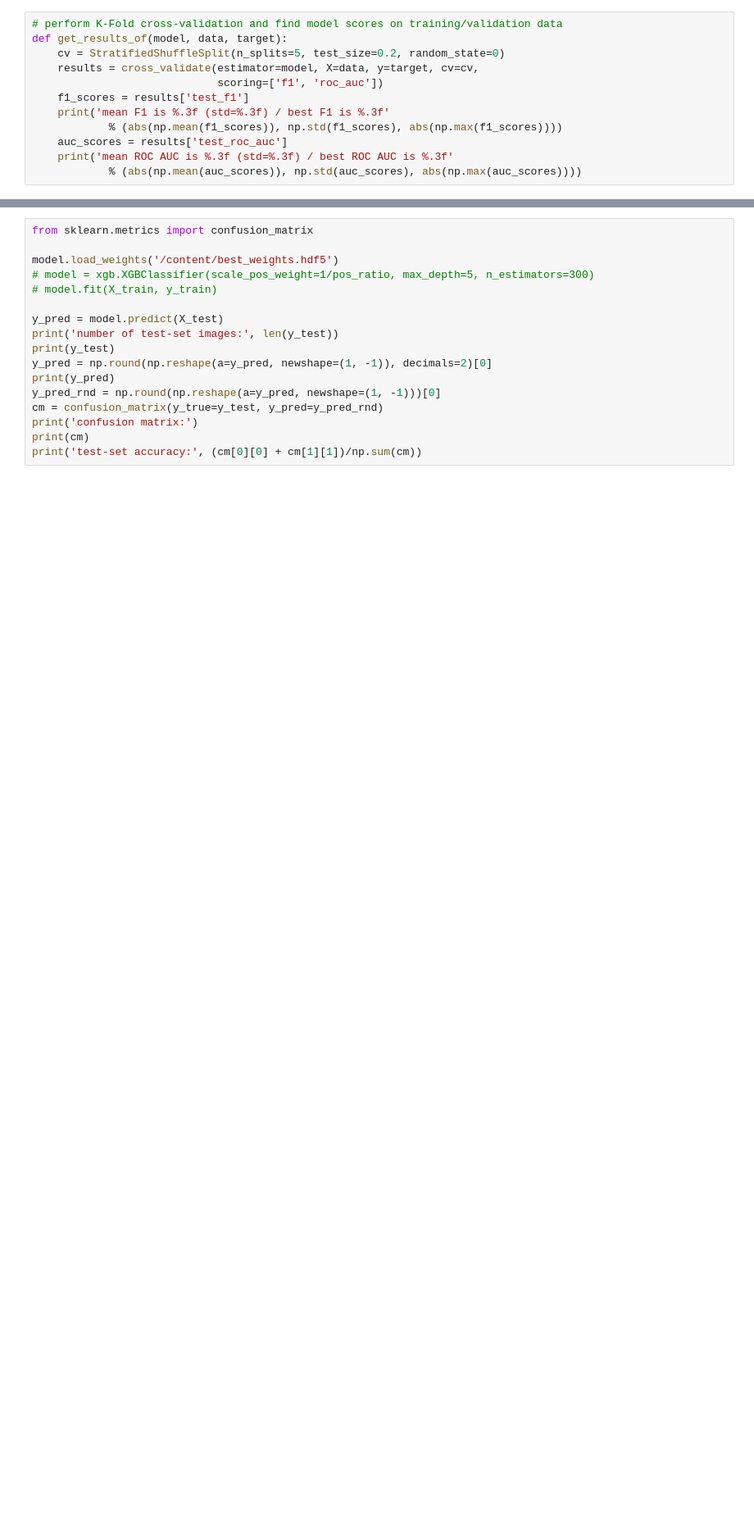
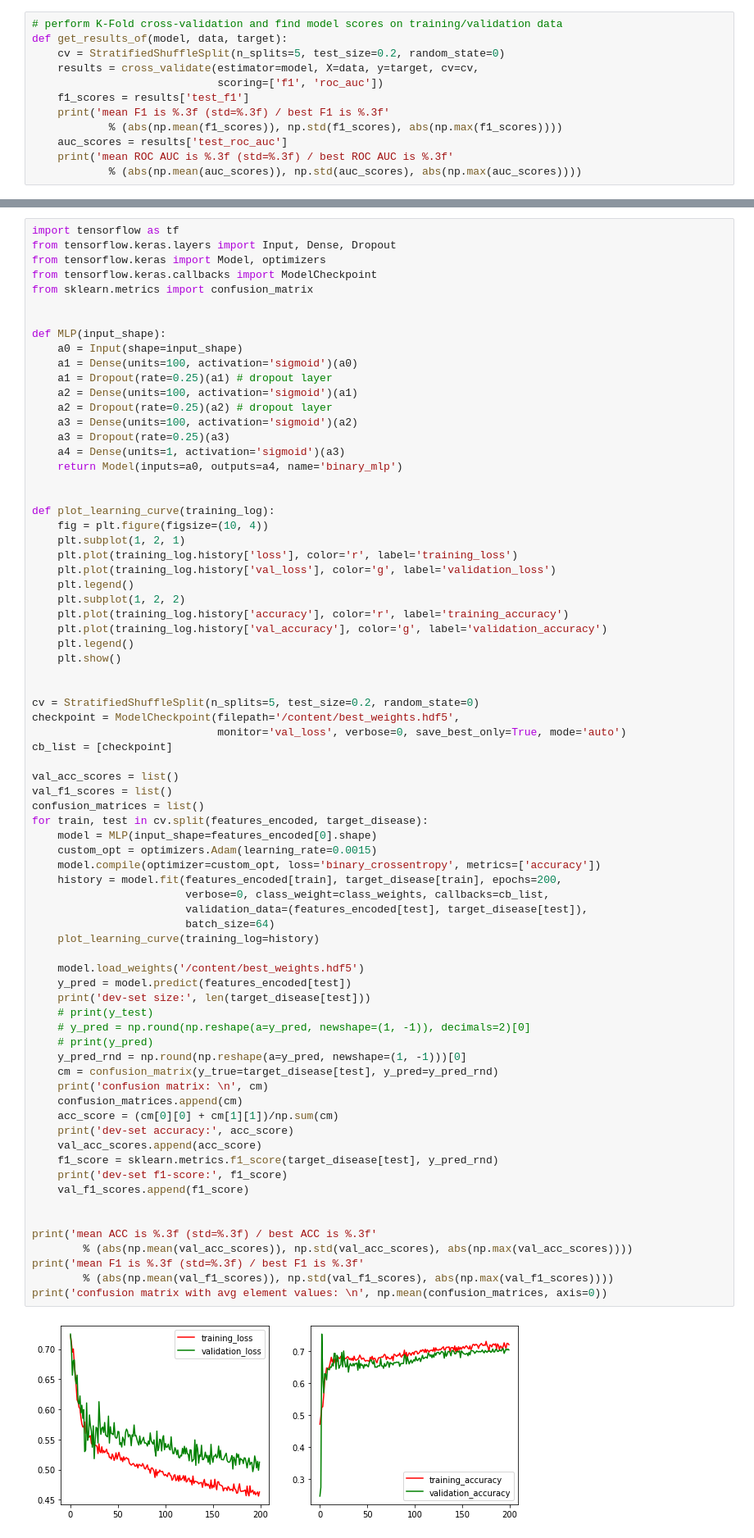
Before and after one commit to armiro/Canine-Disease-Diagnosis, a Jupyter notebook: model_dev.ipynb, the cells around one changed output, grey strips where cells are left out. Shown at 82% size. Cells and saved outputs as stored; diff of their text form; blank space fills up the shorter version.

```diff
--- a/model_dev.ipynb
+++ b/model_dev.ipynb
@@ -505,17 +465,76 @@ plt.show()
-# %%
-from sklearn.metrics import confusion_matrix
-
-model.load_weights('/content/best_weights.hdf5')
-# model = xgb.XGBClassifier(scale_pos_weight=1/pos_ratio, max_depth=5, n_estimators=300)
-# model.fit(X_train, y_train)
-
-y_pred = model.predict(X_test)
-print('number of test-set images:', len(y_test))
-print(y_test)
-y_pred = np.round(np.reshape(a=y_pred, newshape=(1, -1)), decimals=2)[0]
-print(y_pred)
-y_pred_rnd = np.round(np.reshape(a=y_pred, newshape=(1, -1)))[0]
-cm = confusion_matrix(y_true=y_test, y_pred=y_pred_rnd)
-print('confusion matrix:')
-print(cm)
-print('test-set accuracy:', (cm[0][0] + cm[1][1])/np.sum(cm))
+# %%
+import tensorflow as tf
+from tensorflow.keras.layers import Input, Dense, Dropout
+from tensorflow.keras import Model, optimizers
+from tensorflow.keras.callbacks import ModelCheckpoint
+from sklearn.metrics import confusion_matrix
+
+
+def MLP(input_shape):
+    a0 = Input(shape=input_shape)
+    a1 = Dense(units=100, activation='sigmoid')(a0)
+    a1 = Dropout(rate=0.25)(a1) # dropout layer
+    a2 = Dense(units=100, activation='sigmoid')(a1)
+    a2 = Dropout(rate=0.25)(a2) # dropout layer
+    a3 = Dense(units=100, activation='sigmoid')(a2)
+    a3 = Dropout(rate=0.25)(a3)
+    a4 = Dense(units=1, activation='sigmoid')(a3)
+    return Model(inputs=a0, outputs=a4, name='binary_mlp')
+
+
+def plot_learning_curve(training_log):
+    fig = plt.figure(figsize=(10, 4))
+    plt.subplot(1, 2, 1)
+    plt.plot(training_log.history['loss'], color='r', label='training_loss')
+    plt.plot(training_log.history['val_loss'], color='g', label='validation_loss')
+    plt.legend()
+    plt.subplot(1, 2, 2)
+    plt.plot(training_log.history['accuracy'], color='r', label='training_accuracy')
+    plt.plot(training_log.history['val_accuracy'], color='g', label='validation_accuracy')
+    plt.legend()
+    plt.show()
+
+
+cv = StratifiedShuffleSplit(n_splits=5, test_size=0.2, random_state=0)
+checkpoint = ModelCheckpoint(filepath='/content/best_weights.hdf5',
+                             monitor='val_loss', verbose=0, save_best_only=True, mode='auto')
+cb_list = [checkpoint]
+
+val_acc_scores = list()
+val_f1_scores = list()
+confusion_matrices = list()
+for train, test in cv.split(features_encoded, target_disease):
+    model = MLP(input_shape=features_encoded[0].shape)
+    custom_opt = optimizers.Adam(learning_rate=0.0015)
+    model.compile(optimizer=custom_opt, loss='binary_crossentropy', metrics=['accuracy'])
+    history = model.fit(features_encoded[train], target_disease[train], epochs=200,
+                        verbose=0, class_weight=class_weights, callbacks=cb_list,
+                        validation_data=(features_encoded[test], target_disease[test]),
+                        batch_size=64)
+    plot_learning_curve(training_log=history)
+
+    model.load_weights('/content/best_weights.hdf5')
+    y_pred = model.predict(features_encoded[test])
+    print('dev-set size:', len(target_disease[test]))
+    # print(y_test)
+    # y_pred = np.round(np.reshape(a=y_pred, newshape=(1, -1)), decimals=2)[0]
+    # print(y_pred)
+    y_pred_rnd = np.round(np.reshape(a=y_pred, newshape=(1, -1)))[0]
+    cm = confusion_matrix(y_true=target_disease[test], y_pred=y_pred_rnd)
+    print('confusion matrix: \n', cm)
+    confusion_matrices.append(cm)
+    acc_score = (cm[0][0] + cm[1][1])/np.sum(cm)
+    print('dev-set accuracy:', acc_score)
+    val_acc_scores.append(acc_score)
+    f1_score = sklearn.metrics.f1_score(target_disease[test], y_pred_rnd)
+    print('dev-set f1-score:', f1_score)
+    val_f1_scores.append(f1_score)
+
+
+print('mean ACC is %.3f (std=%.3f) / best ACC is %.3f'
+        % (abs(np.mean(val_acc_scores)), np.std(val_acc_scores), abs(np.max(val_acc_scores))))
+print('mean F1 is %.3f (std=%.3f) / best F1 is %.3f'
+        % (abs(np.mean(val_f1_scores)), np.std(val_f1_scores), abs(np.max(val_f1_scores))))
+print('confusion matrix with avg element values: \n', np.mean(confusion_matrices, axis=0))
+# %% [output]
+[figure, added]
```
Also changed, not shown: parts of 13 cells of this notebook.
